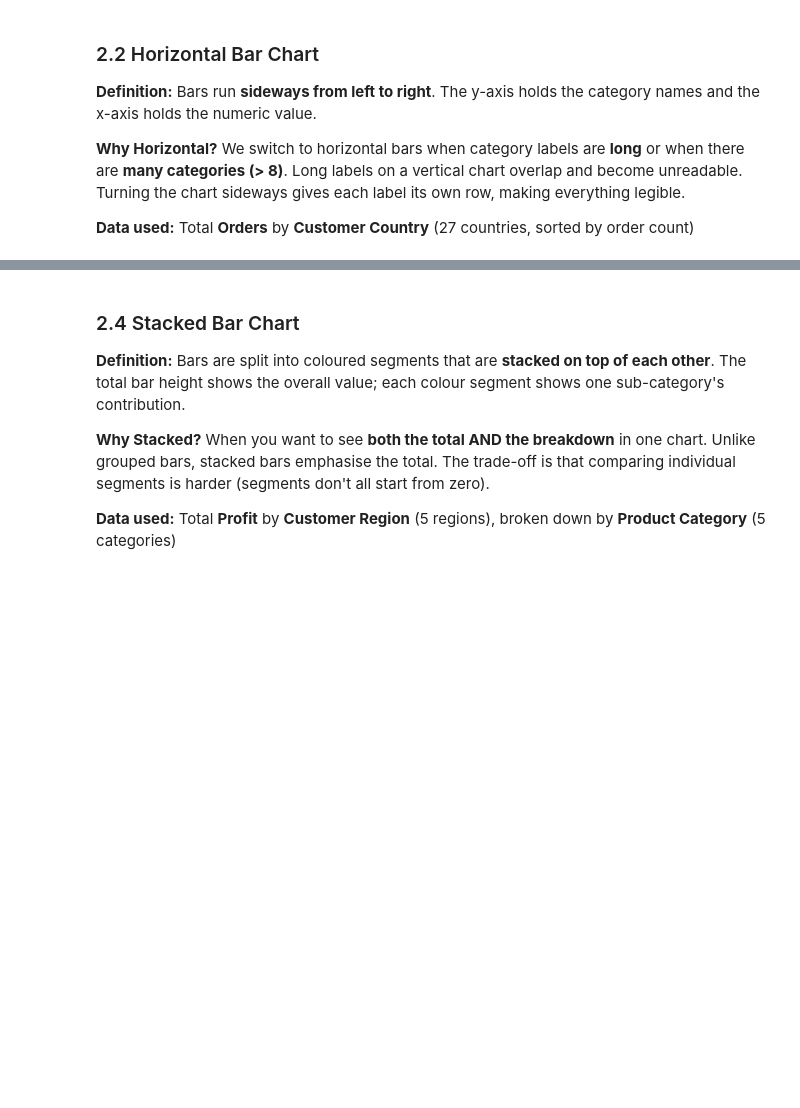
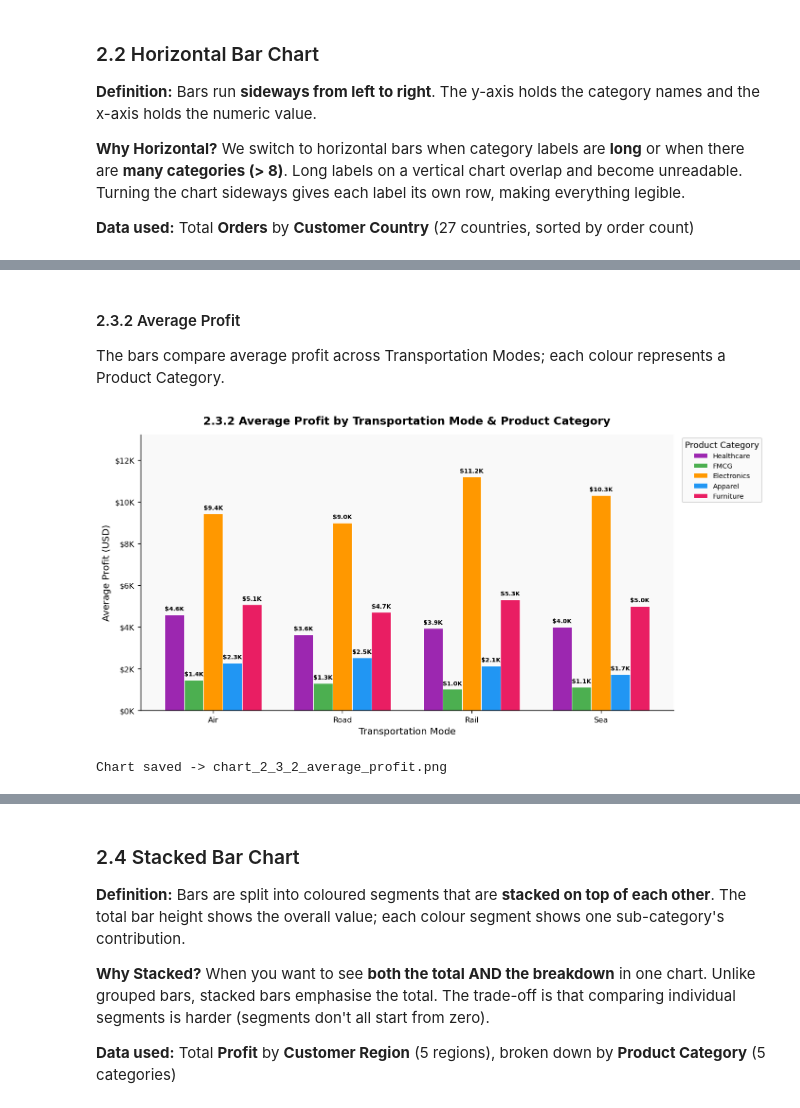
Before and after one commit to Tayyab1805/Project---Data-Viz, a Jupyter notebook: DataVisualization_SupplyChain.ipynb, the cells around one changed output, grey strips where cells are left out. Cells and saved outputs as stored; diff of their text form; code cells hidden in the pictures; blank space fills up the shorter version.

```diff
--- a/DataVisualization_SupplyChain.ipynb
+++ b/DataVisualization_SupplyChain.ipynb
@@ -350,0 +331,36 @@ Chart saved → chart_2_3_grouped_bar.png
+# %% [markdown]
+#### 2.3.2 Average Profit
+The bars compare average profit across Transportation Modes; each colour represents a Product Category.
+# %%
+# ---- 2.3.2: Average Profit ----
+grp = df.groupby(["Transportation Mode", "Product Category"])["Profit"].mean().round(0).reset_index()
+
+fig, ax = plt.subplots(figsize=(11, 5.5))
+for cat, offset in zip(categories, offsets):
+    vals = [
+        grp.loc[(grp["Transportation Mode"] == m) &
+                (grp["Product Category"] == cat), "Profit"].mean()
+        for m in modes
+    ]
+    bars = ax.bar(x + offset, vals, width, label=cat, color=cat_colors[cat],
+                  edgecolor="white", linewidth=0.6)
+    for bar, val in zip(bars, vals):
+        ax.text(bar.get_x()+bar.get_width()/2, bar.get_height()+grp["Profit"].max()*0.012,
+                f"${val/1000:.1f}K", ha="center", va="bottom",
+                fontsize=7, fontweight="bold")
+
+ax.set_title("2.3.2 Average Profit by Transportation Mode & Product Category", pad=12)
+ax.set_xlabel("Transportation Mode")
+ax.set_ylabel("Average Profit (USD)")
+ax.set_xticks(x)
+ax.set_xticklabels(modes)
+ax.legend(title="Product Category", bbox_to_anchor=(1.01, 1), loc="upper left", fontsize=8)
+ax.set_ylim(0, grp["Profit"].max()*1.18)
+ax.yaxis.set_major_formatter(plt.FuncFormatter(lambda y, pos: f"${y/1000:.0f}K"))
+plt.tight_layout()
+plt.savefig("chart_2_3_2_average_profit.png", dpi=150, bbox_inches="tight")
+plt.show()
+print("Chart saved -> chart_2_3_2_average_profit.png")
+# %% [output]
+[figure, added]
+Chart saved -> chart_2_3_2_average_profit.png
```
Also changed, not shown: parts of 53 cells of this notebook, 29 other files.
